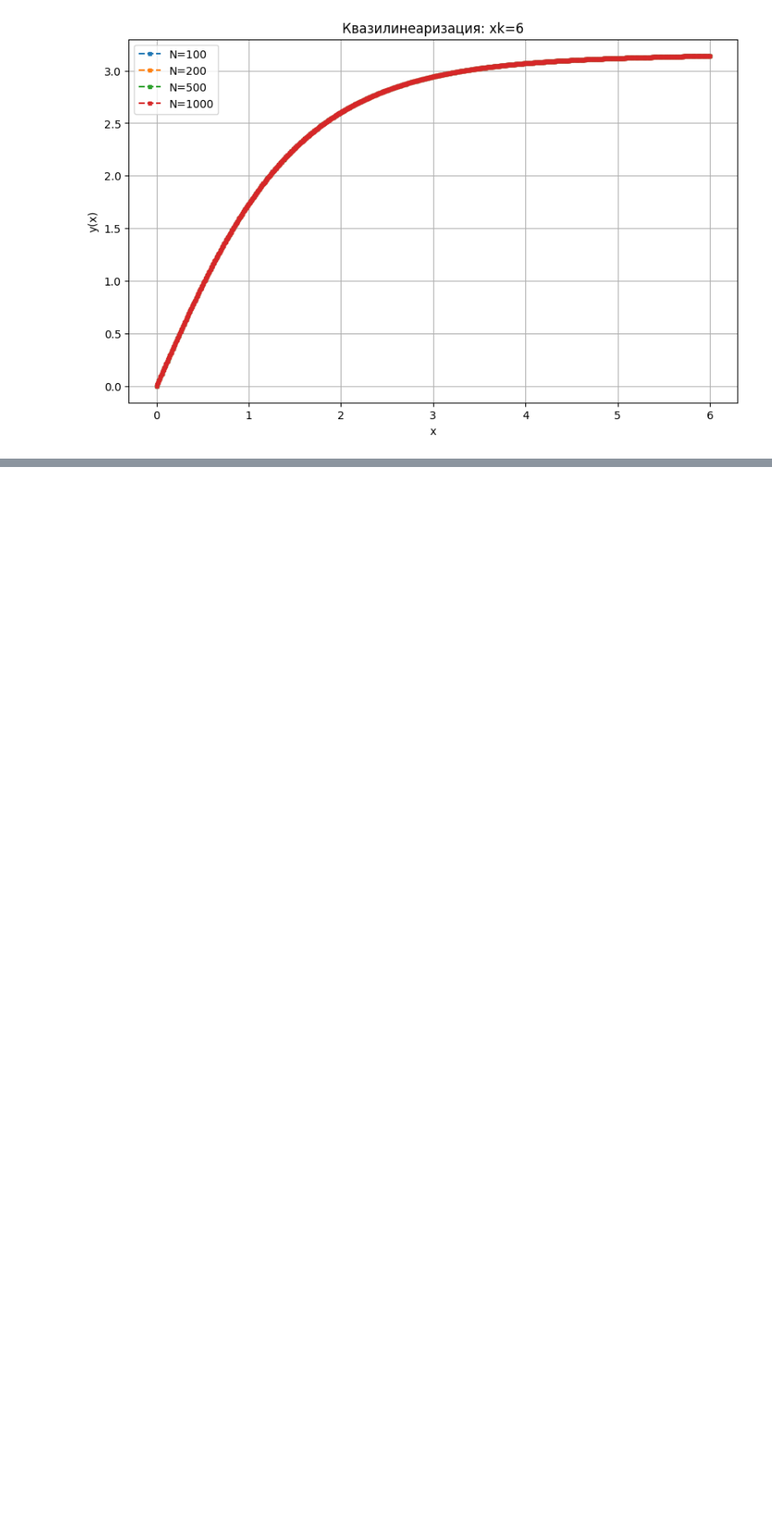
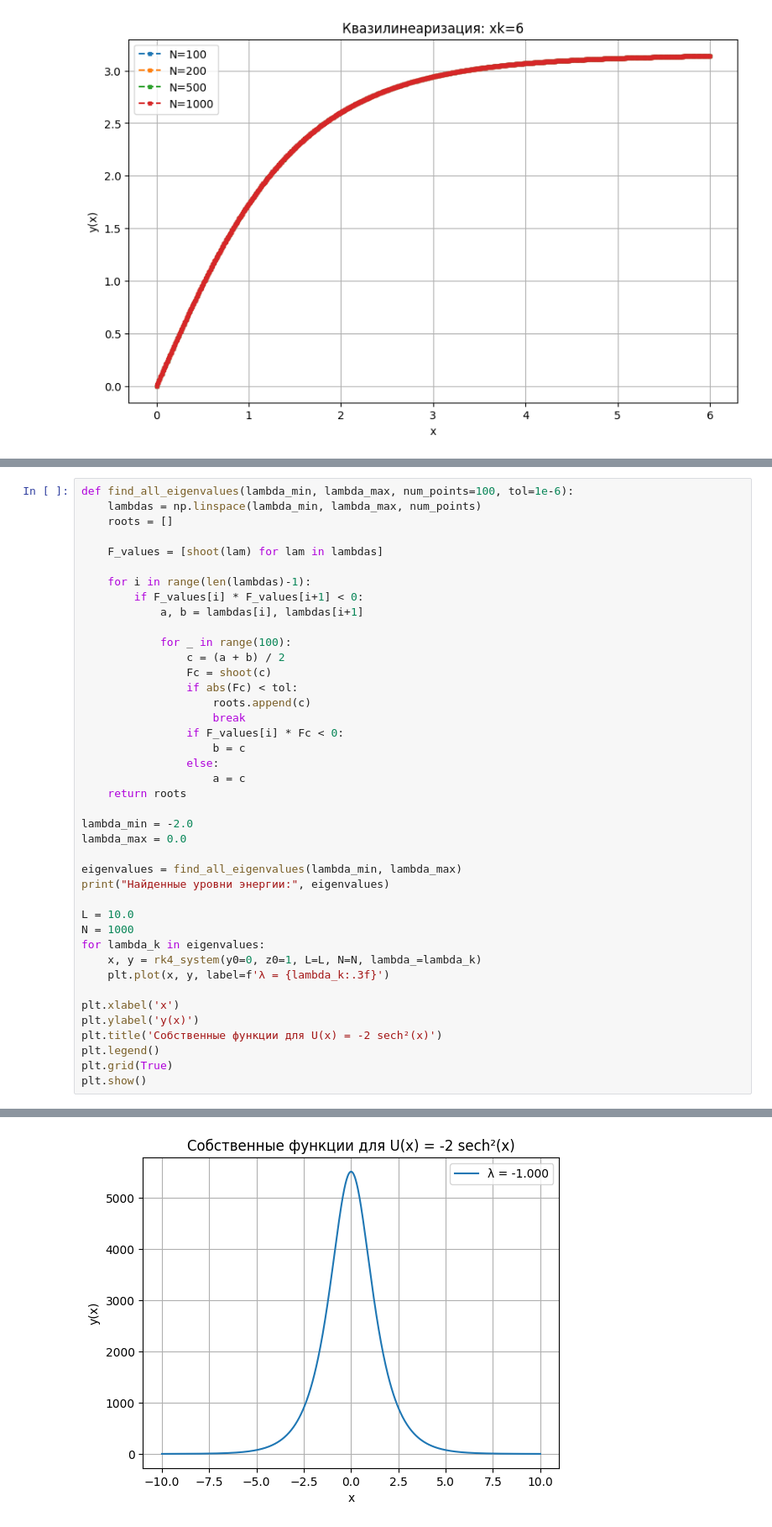
Before and after one commit to mr-gukas/MyComputationalMathematics, a Jupyter notebook: sem2/lab4/lab4.ipynb, the cells around one changed output, grey strips where cells are left out. Shown at 84% size. Drawn from its saved outputs; the diff is of its cells as text; blank space fills up the shorter version.

```diff
--- a/sem2/lab4/lab4.ipynb
+++ b/sem2/lab4/lab4.ipynb
@@ -165,0 +375,42 @@ for xk in [0.5, 1, 2, 4, 6]:
+# %%
+def find_all_eigenvalues(lambda_min, lambda_max, num_points=100, tol=1e-6):
+    lambdas = np.linspace(lambda_min, lambda_max, num_points)
+    roots = []
+
+    F_values = [shoot(lam) for lam in lambdas]
+
+    for i in range(len(lambdas)-1):
+        if F_values[i] * F_values[i+1] < 0:
+            a, b = lambdas[i], lambdas[i+1]
+
+            for _ in range(100):
+                c = (a + b) / 2
+                Fc = shoot(c)
+                if abs(Fc) < tol:
+                    roots.append(c)
+                    break
+                if F_values[i] * Fc < 0:
+                    b = c
+                else:
+                    a = c
+    return roots
+
+lambda_min = -2.0
+lambda_max = 0.0
+
+eigenvalues = find_all_eigenvalues(lambda_min, lambda_max)
+print("Найденные уровни энергии:", eigenvalues)
+
+L = 10.0
+N = 1000
+for lambda_k in eigenvalues:
+    x, y = rk4_system(y0=0, z0=1, L=L, N=N, lambda_=lambda_k)
+    plt.plot(x, y, label=f'λ = {lambda_k:.3f}')
+
+plt.xlabel('x')
+plt.ylabel('y(x)')
+plt.title('Собственные функции для U(x) = -2 sech²(x)')
+plt.legend()
+plt.grid(True)
+plt.show()
+# %% [output]
@@ -165,0 +418 @@ for xk in [0.5, 1, 2, 4, 6]:
+[figure, added]
```
Also changed, not shown: parts of 10 cells of this notebook, 1 other file.
